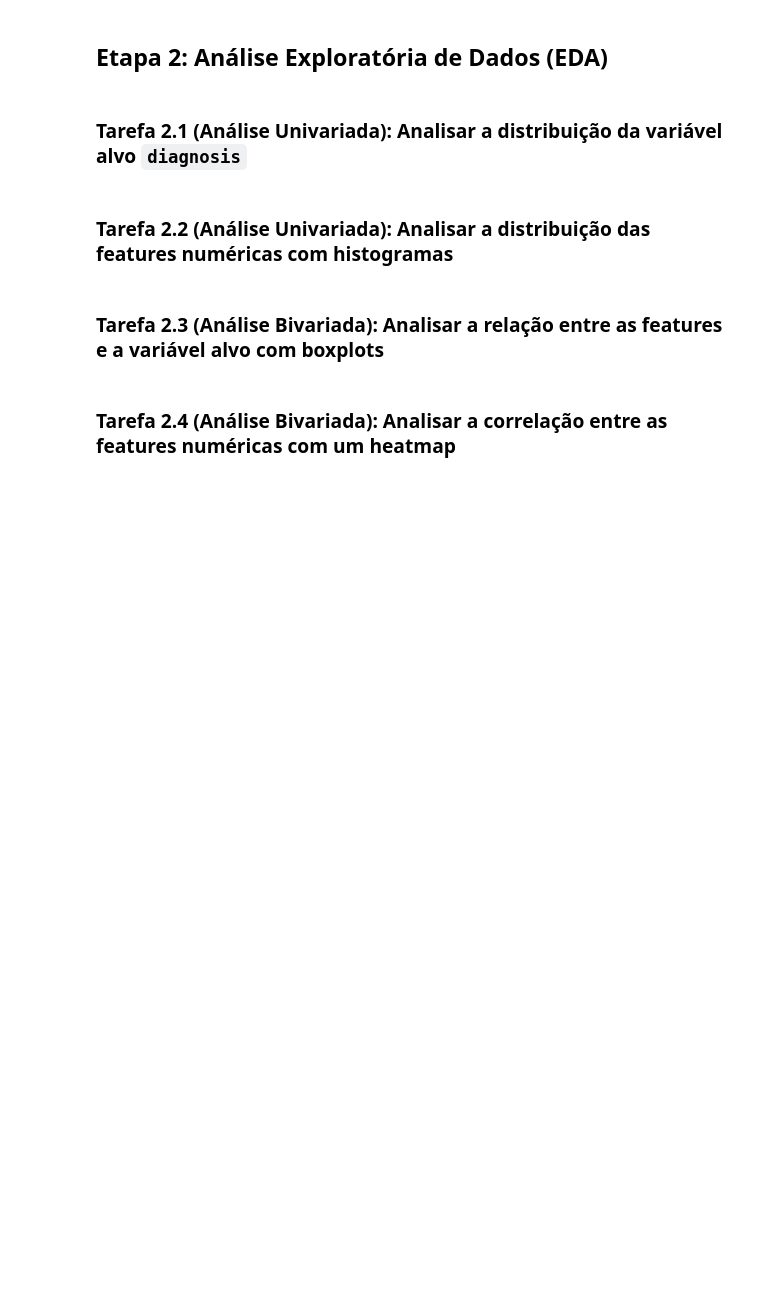
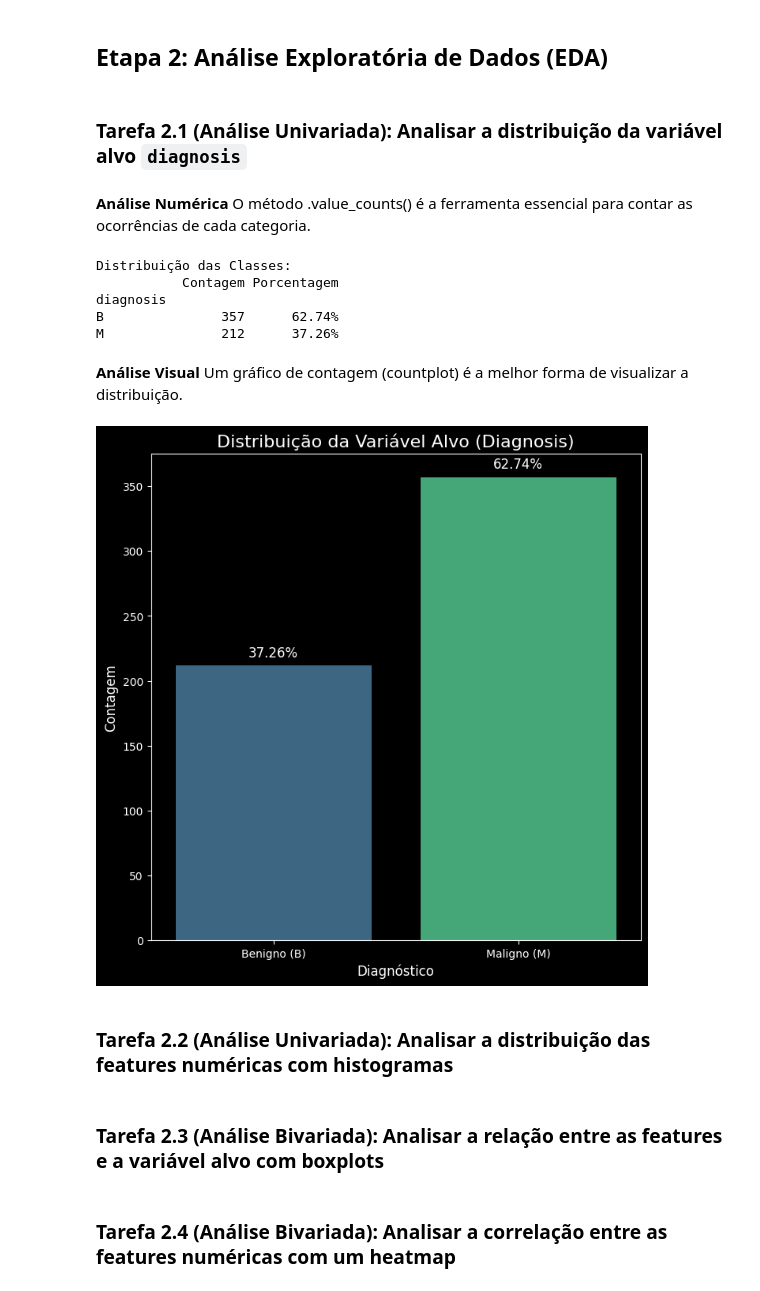
Before and after one commit to junior-vs/IA-para-Devs, a Jupyter notebook: fiap-labs/fase1/projects/tech-challenge/BreastCancerPreditction/tech-challange.ipynb, the cells around one changed output. Saved outputs shown, nothing was run; the diff lists cells and outputs as text; code cells hidden in the pictures; blank space fills up the shorter version.

```diff
--- a/fiap-labs/fase1/projects/tech-challenge/BreastCancerPreditction/tech-challange.ipynb
+++ b/fiap-labs/fase1/projects/tech-challenge/BreastCancerPreditction/tech-challange.ipynb
@@ -11,2 +21,5 @@
 # %% [markdown]
 ### Tarefa 1.2: Carregar o conjunto de dados
+# %%
+dt = pd.read_csv('data/breast_cancer.csv')
+dt.head()
@@ -15,2 +63,5 @@
 # %% [markdown]
 ### Tarefa 1.4: Realizar a limpeza preliminar (remover colunas `id` e `Unnamed: 32`)
+# %%
+dt = dt.drop(columns=['Unnamed: 32', 'id'])
+dt.head()
@@ -18,6 +77,61 @@
 ## Etapa 2: Análise Exploratória de Dados (EDA)
 # %% [markdown]
 ### Tarefa 2.1 (Análise Univariada): Analisar a distribuição da variável alvo `diagnosis`
+# %% [markdown]
+**Análise Numérica**
+O método .value_counts() é a ferramenta essencial para contar as ocorrências de cada categoria.
+# %%
+counts = dt['diagnosis'].value_counts()
+percentages = dt['diagnosis'].value_counts(normalize=True)*100
+
+distribution_df = pd.DataFrame({
+    'Contagem': counts,
+    'Porcentagem': percentages.map('{:.2f}%'.format) # Formata a coluna de porcentagem
+})
+print("Distribuição das Classes:")
+print(distribution_df)
+# %% [output]
+Distribuição das Classes:
+           Contagem Porcentagem
+diagnosis
+B               357      62.74%
+M               212      37.26%
+# %% [markdown]
+ **Análise Visual**
+ Um gráfico de contagem (countplot) é a melhor forma de visualizar a distribuição.
+# %%
+
+plt.figure(figsize=(8, 8))
+
+total = len(dt)
+ax = sns.countplot(x='diagnosis', data=dt, palette='viridis', hue='diagnosis')
+for p in ax.patches:
+    count = p.get_height()
+    # Calcula a porcentagem
+    percentage = f'{100 * count / total:.2f}%'
+    x = p.get_x() + p.get_width() / 2  # Centro da barra
+    y = p.get_height()                 # Topo da barra
+
+    # Adiciona o texto usando ax.annotate para mais controle
+    ax.annotate(
+        text=percentage,
+        xy=(x, y),
+        xytext=(0, 5), # Deslocamento vertical de 5 pontos
+        textcoords="offset points",
+        ha='center',
+        va='bottom',
+        fontsize=12
+    )
+
+# Adicionando títulos e rótulos para clareza (seu código original)
+plt.title('Distribuição da Variável Alvo (Diagnosis)', fontsize=16)
+plt.xlabel('Diagnóstico', fontsize=12)
+plt.ylabel('Contagem', fontsize=12)
+plt.xticks([0, 1], ['Benigno (B)', 'Maligno (M)'])
+
+plt.show()
+# %% [output]
+[figure, added]
 # %% [markdown]
 ### Tarefa 2.2 (Análise Univariada): Analisar a distribuição das features numéricas com histogramas
 # %% [markdown]
```
Also changed, not shown: parts of 4 cells of this notebook, 2 other files.
